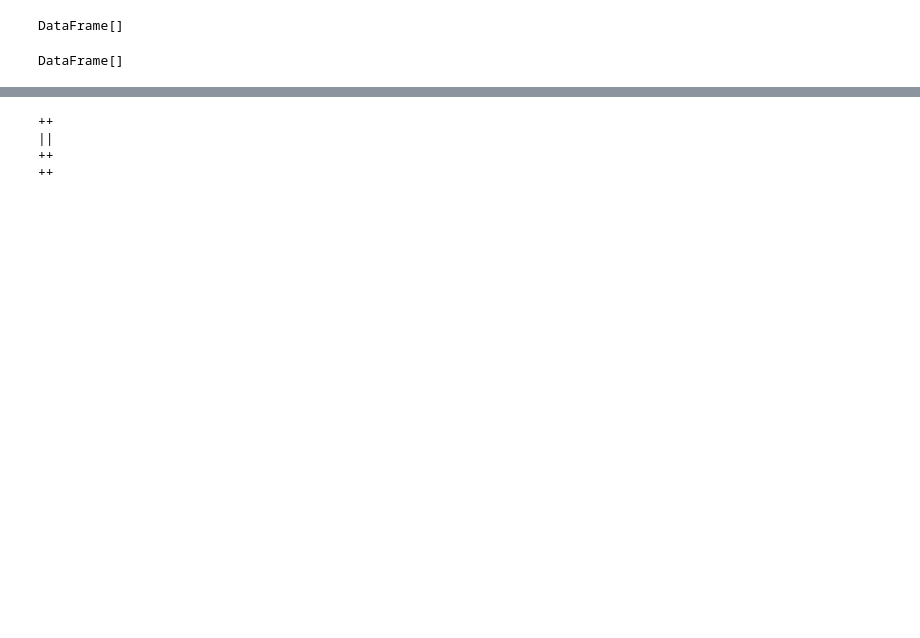
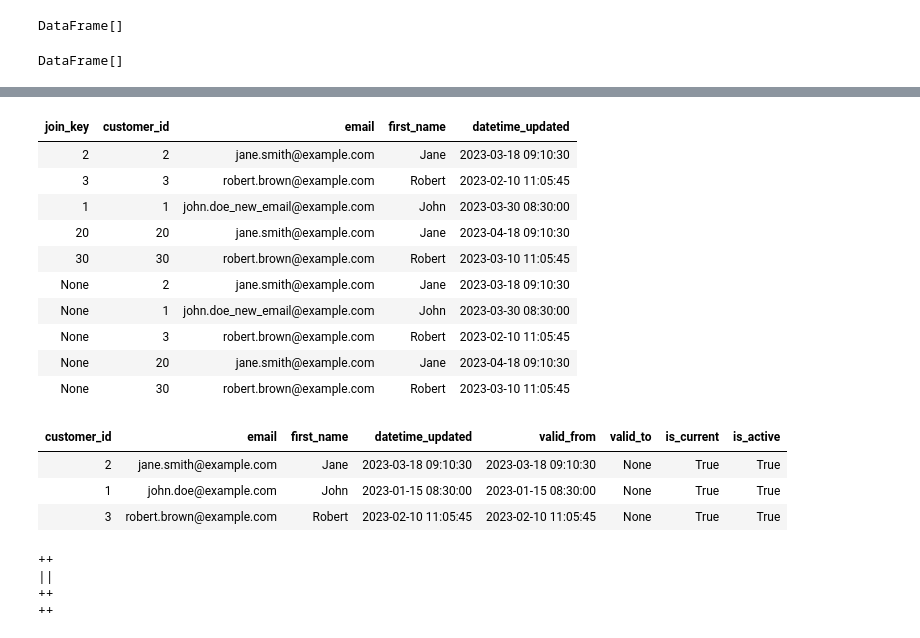
Before and after one commit to josephmachado/data_engineering_systems, a Jupyter notebook: notebooks/Use MERGE INTO to create SCD2 dimension with Spark and Iceberg.ipynb, the cells around one changed output, grey strips where cells are left out. Cells and saved outputs as stored; diff of their text form; code cells hidden in the pictures; blank space fills up the shorter version.

```diff
--- a/notebooks/Use MERGE INTO to create SCD2 dimension with Spark and Iceberg.ipynb
+++ b/notebooks/Use MERGE INTO to create SCD2 dimension with Spark and Iceberg.ipynb
@@ -141,2 +177,28 @@ select * from prod.db.customer
+# %%
+%%sql --show
+select customer_id as join_key, * from prod.db.customer
+    union all
+    select NULL as join_key, * from prod.db.customer
+# %% [output]
+| join_key | customer_id | email | first_name | datetime_updated |
+| 2 | 2 | jane.smith@example.com | Jane | 2023-03-18 09:10:30 |
+| 3 | 3 | robert.brown@example.com | Robert | 2023-02-10 11:05:45 |
+| 1 | 1 | john.doe_new_email@example.com | John | 2023-03-30 08:30:00 |
+| 20 | 20 | jane.smith@example.com | Jane | 2023-04-18 09:10:30 |
+| 30 | 30 | robert.brown@example.com | Robert | 2023-03-10 11:05:45 |
+| None | 2 | jane.smith@example.com | Jane | 2023-03-18 09:10:30 |
+| None | 1 | john.doe_new_email@example.com | John | 2023-03-30 08:30:00 |
+| None | 3 | robert.brown@example.com | Robert | 2023-02-10 11:05:45 |
+| None | 20 | jane.smith@example.com | Jane | 2023-04-18 09:10:30 |
+| None | 30 | robert.brown@example.com | Robert | 2023-03-10 11:05:45 |
+# %%
+%%sql --show
+select *
+from prod.db.dim_customer
+# %% [output]
+| customer_id | email | first_name | datetime_updated | valid_from | valid_to | is_current | is_active |
+| 2 | jane.smith@example.com | Jane | 2023-03-18 09:10:30 | 2023-03-18 09:10:30 | None | True | True |
+| 1 | john.doe@example.com | John | 2023-01-15 08:30:00 | 2023-01-15 08:30:00 | None | True | True |
+| 3 | robert.brown@example.com | Robert | 2023-02-10 11:05:45 | 2023-02-10 11:05:45 | None | True | True |
 # %%
 %%sql
```
Also changed, not shown: parts of 10 cells of this notebook.
